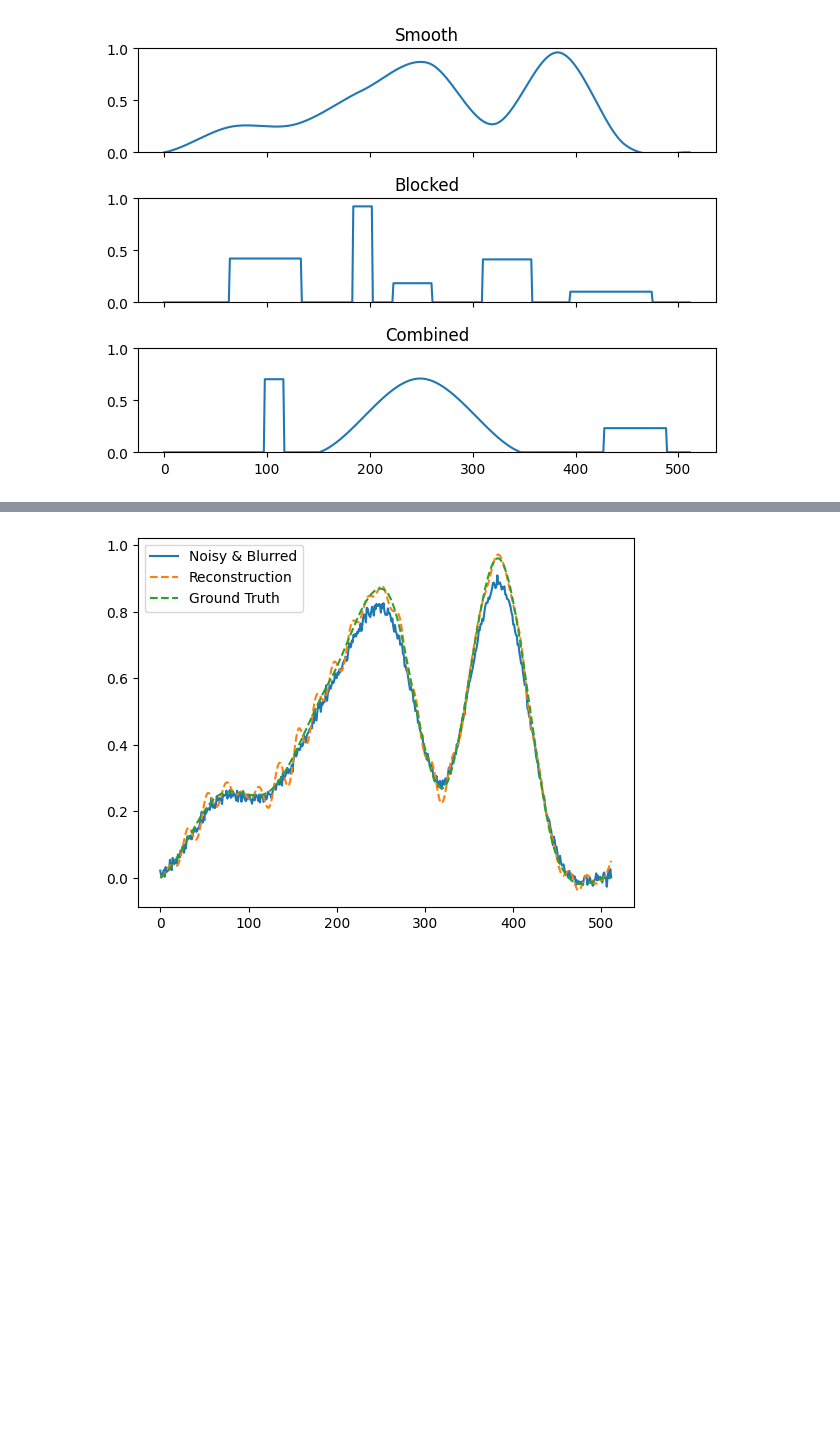
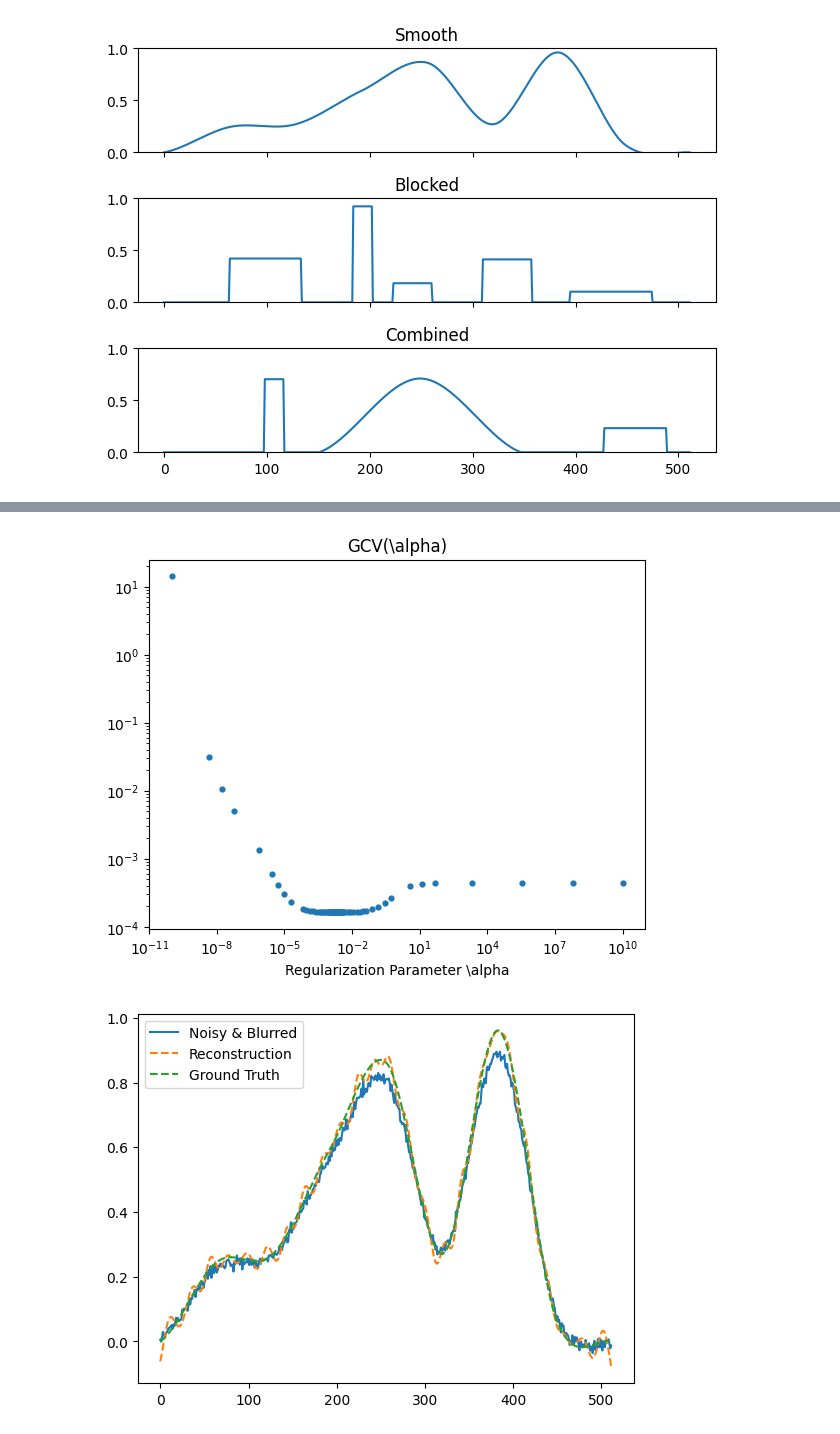
Before and after one commit to tpasfieldERAU/REU_Deblur, a Jupyter notebook: test_notebooks/presentation_graphics.ipynb, the cells around one changed output, grey strips where cells are left out. Cells and saved outputs as stored; diff of their text form; code cells hidden in the pictures; blank space fills up the shorter version.

```diff
--- a/test_notebooks/presentation_graphics.ipynb
+++ b/test_notebooks/presentation_graphics.ipynb
@@ -202,5 +209,5 @@ print(sum(diff_calib_x))
 # %%
-A = est_kernel(len(calib_x), diff_calib_x)
+A = generateBlurMatrix(len(calib_x), diff_calib_x)
 # %%
 test = blur(np.array(smooth).reshape((512, 1)), calib_A, True, 0.01)
 plt.plot(smooth)
@@ -212,12 +219,14 @@ plt.show()
 from TKV_REG import *
 from GCV import *
 # %%
-reconstructed, gcv = run_gcv(A, test, tkv_regularize, 240)
+toggleDebug(1)
+reconstructed, gcv = run_gcv(A, test, tkv_regularize, 12)
 
-plt.plot(test, )
+plt.plot(test)
 plt.plot(reconstructed, '--')
 plt.plot(smooth, '--')
 plt.legend(["Noisy & Blurred", "Reconstruction", "Ground Truth"])
 plt.show()
 # %% [output]
-[figure, old version]
+[figure, new version]
+[figure, added]
```
Also changed, not shown: parts of 8 cells of this notebook, 1 other file.
